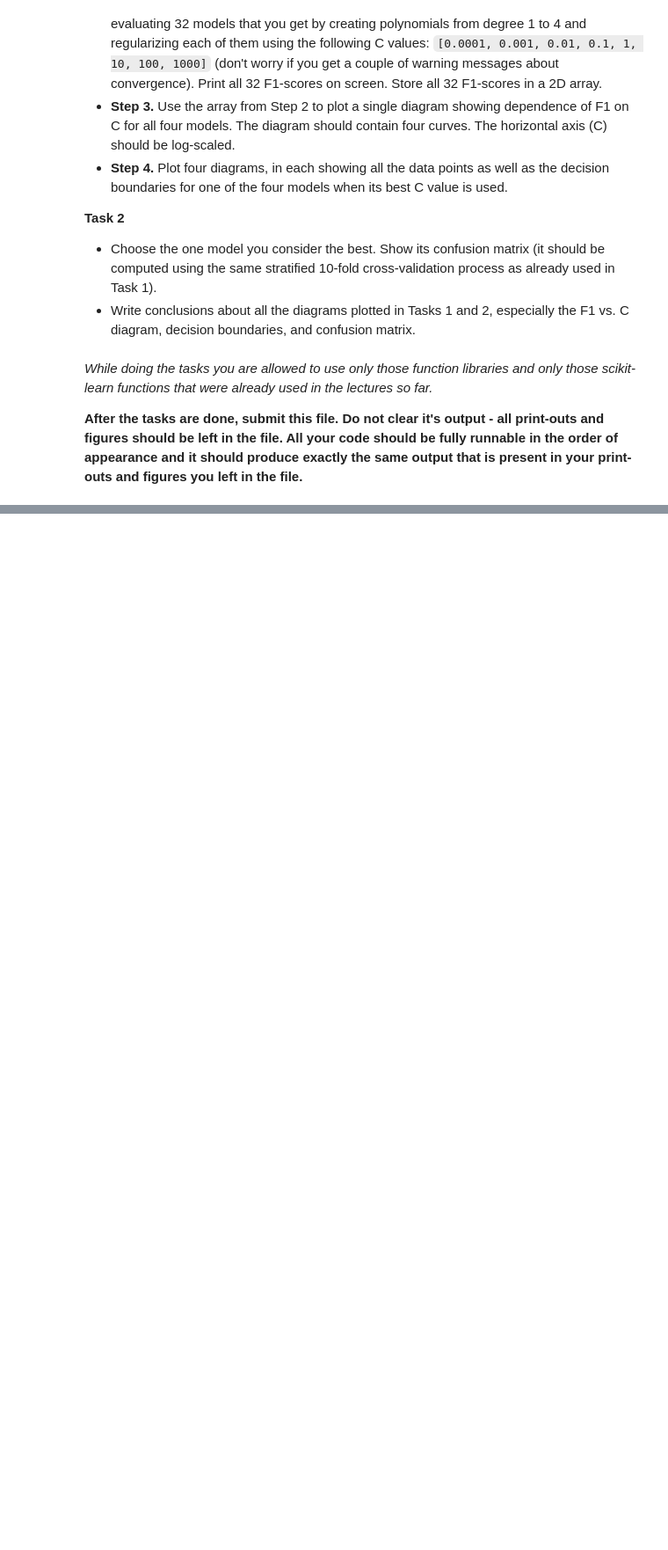
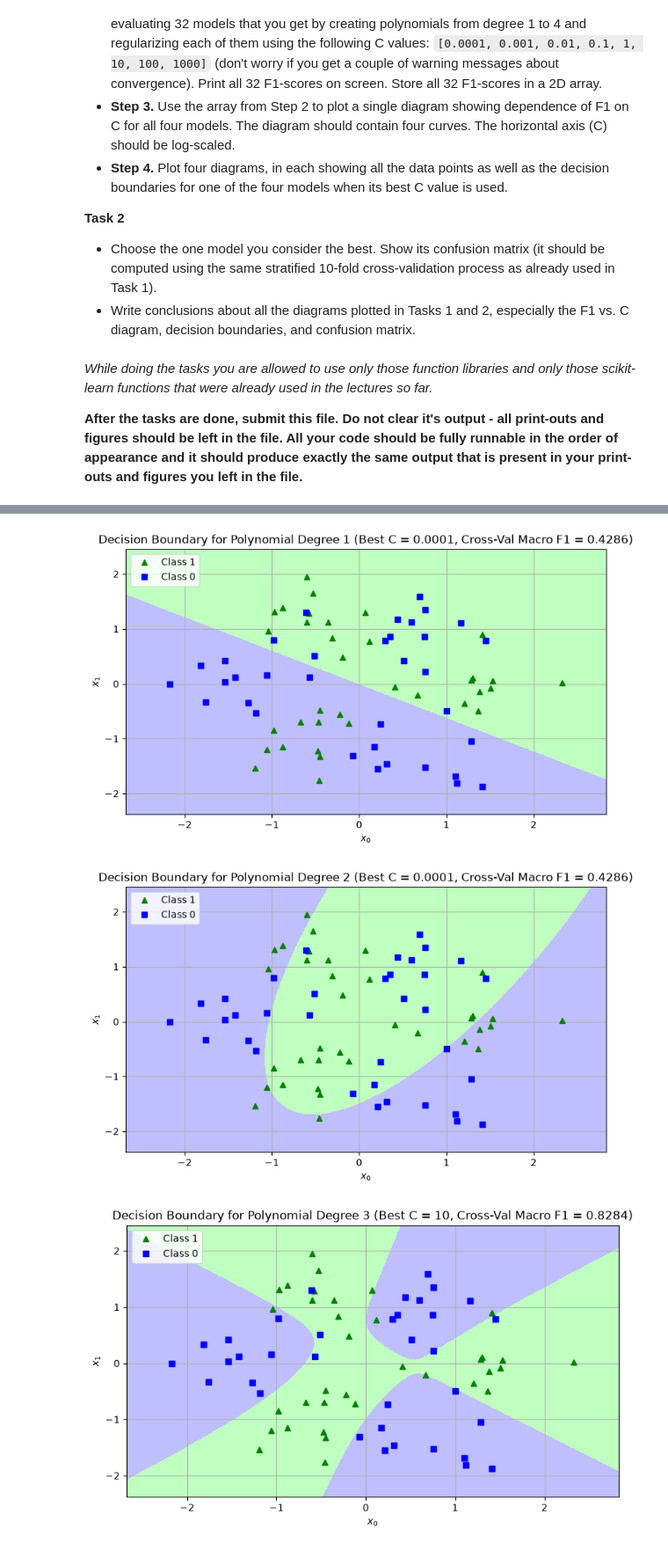
Before and after one commit to Sparkobbable/machine-learning-algorithms, a Jupyter notebook: 5_Assignment_EN.ipynb, the cells around one changed output, grey strips where cells are left out. Shown at 88% size. Drawn from its saved outputs; the diff is of its cells as text; code cells hidden in the pictures; blank space fills up the shorter version.

```diff
--- a/5_Assignment_EN.ipynb
+++ b/5_Assignment_EN.ipynb
@@ -36,0 +140,39 @@ Your assignment consists of **two tasks**:
+# %%
+from matplotlib.colors import ListedColormap
+
+# get best C index and value for each degree
+best_c_indices = np.argmax(f1_scores, axis=1)
+
+x0, x1 = np.meshgrid(np.linspace(X[:, 0].min() - 0.5, X[:, 0].max() + 0.5, 500).reshape(-1, 1),
+                     np.linspace(X[:, 1].min() - 0.5, X[:, 1].max() + 0.5, 500).reshape(-1, 1))
+X_grid = np.c_[x0.ravel(), x1.ravel()]
+custom_cmap = ListedColormap(["#bfbfff", "#bfffbf"])
+
+for d_idx, degree in enumerate(degrees):
+    best_c_idx = best_c_indices[d_idx]
+    best_C = Cs[best_c_idx]
+    best_score = f1_scores[d_idx, best_c_idx]
+
+    poly_features = PolynomialFeatures(degree=degree, include_bias=False)
+    X_poly = poly_features.fit_transform(X)
+    X_grid_poly = poly_features.transform(X_grid)
+
+    log_reg = LogisticRegression(C=best_C, random_state=42)
+    log_reg.fit(X_poly, y)
+
+    zz = log_reg.predict(X_grid_poly).reshape(x0.shape)
+
+    plt.figure(figsize=(9, 5))
+    plt.contourf(x0, x1, zz, cmap=custom_cmap)
+    plt.plot(X[y == 1, 0], X[y == 1, 1], "g^", label="Class 1")
+    plt.plot(X[y == 0, 0], X[y == 0, 1], "bs", label="Class 0")
+    plt.xlabel("$x_0$")
+    plt.ylabel("$x_1$")
+    plt.title(f"Decision Boundary for Polynomial Degree {degree} (Best C = {best_C}, Cross-Val Macro F1 = {best_score:.4f})")
+    plt.legend(loc="upper left")
+    plt.grid()
+    plt.show()
+# %% [output]
+[figure, added]
+[figure, added]
+[figure, added]
```
Also changed, not shown: parts of 12 cells of this notebook.
